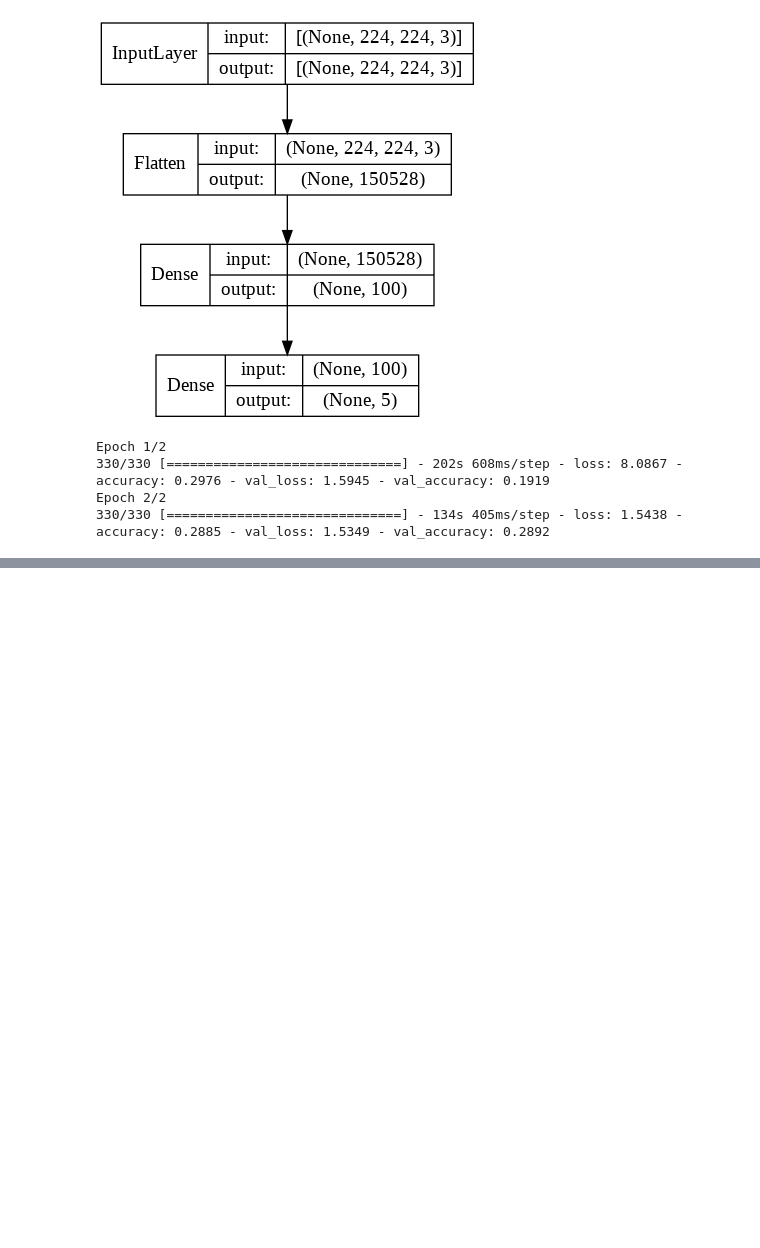
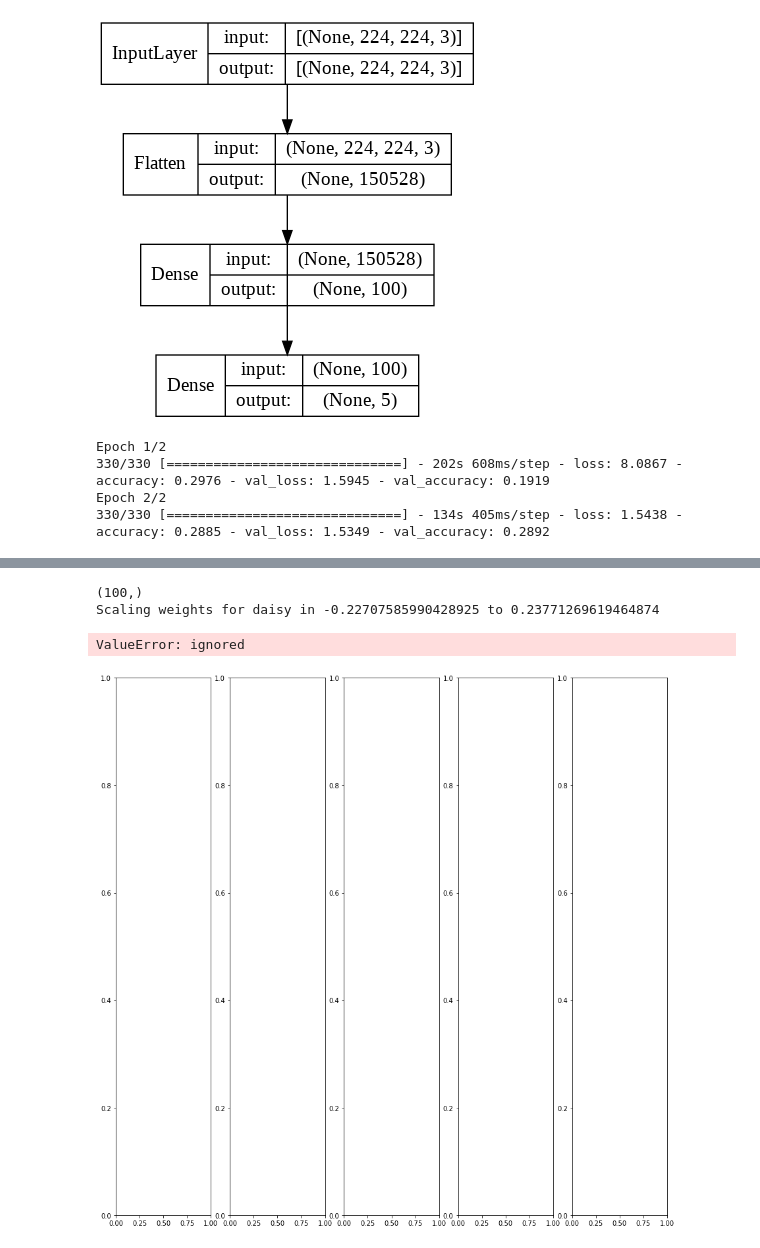
Before and after one commit to mralamdari/Machine_Learning_Projects, a Jupyter notebook: Machine_Perception_with_Flowers_Classifier.ipynb, the cells around one changed output, grey strips where cells are left out. Saved outputs shown, nothing was run; the diff lists cells and outputs as text; code cells hidden in the pictures; blank space fills up the shorter version.

```diff
--- a/Machine_Perception_with_Flowers_Classifier.ipynb
+++ b/Machine_Perception_with_Flowers_Classifier.ipynb
@@ -257,0 +284,7 @@ plot_predictions("gs://practical-ml-vision-book/flowers_5_jpeg/flower_photos/tra
+# %%
+show_trained_weights(model, 2)
+# %% [output]
+(100,)
+Scaling weights for daisy in -0.22707585990428925 to 0.23771269619464874
+ValueError: ignored
+[figure, added]
```
Also changed, not shown: parts of 2 cells of this notebook.
